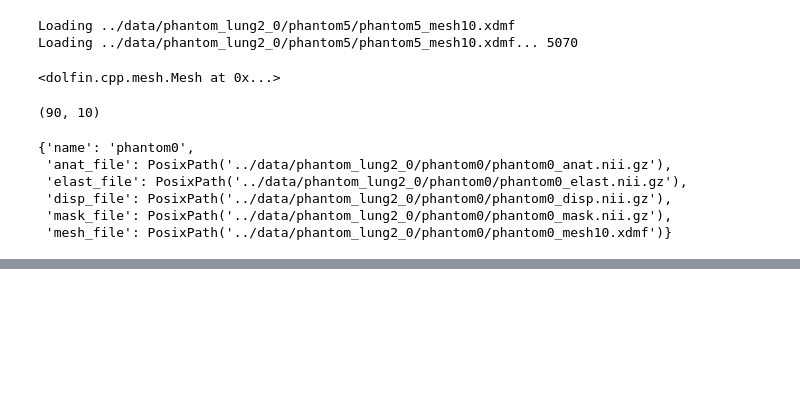
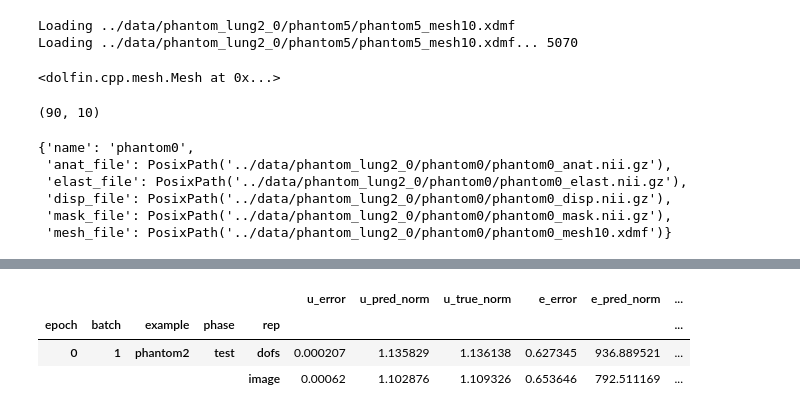
Before and after one commit to mattragoza/lung-project, a Jupyter notebook: notebooks/phantom-lung-training.ipynb, the cells around one changed output, grey strips where cells are left out. Drawn from its saved outputs; the diff is of its cells as text; code cells hidden in the pictures; blank space fills up the shorter version.

```diff
--- a/notebooks/phantom-lung-training.ipynb
+++ b/notebooks/phantom-lung-training.ipynb
@@ -33,9 +33,8 @@ interp_type = 'tent'
 rho_value = 0
 
 save_every = 10
-save_prefix = '2024-11-15__lung2/asdf'
+save_prefix = '2024-11-19__lung2/asdf'
 #save_prefix = f'2024-09-30__initial/train__batch_size__{mesh_radius}__{interp_radius}__{interp_sigma}__{output_func}__{batch_size}/'
-load_epoch = 0
 # %%
 %autoreload
 phantom_set = project.phantom.PhantomSet(data_root, num_phantoms=100)
@@ -110,7 +109,7 @@ trainer = project.training.Trainer(
     sync_cuda=True
 )
 # %%
-load_epoch = 100
+load_epoch = 200
 if load_epoch:
     trainer.load_state(epoch=load_epoch)
 # %%
@@ -137,6 +136,13 @@ emph
 interactive(children=(SelectionSlider(description='y', options=((0.0, 0), (0.9700000286102295, 1), (1.94000005…
 e_pred
 ... (16 outputs left out)
+# %%
+trainer.evaluator.metrics
+# %% [output]
+|  |  |  |  |  | u_error | u_pred_norm | u_true_norm | e_error | e_pred_norm | ... |
+| epoch | batch | example | phase | rep |  |  |  |  |  | ... |
+| 0 | 1 | phantom2 | test | dofs | 0.000207 | 1.135829 | 1.136138 | 0.627345 | 936.889521 | ... |
+|  |  |  |  | image | 0.00062 | 1.102876 | 1.109326 | 0.653646 | 792.511169 | ... |
 # %%
 trainer.save_metrics()
 trainer.save_viewers()
```
Also changed, not shown: parts of 9 cells of this notebook, 4 other files.
